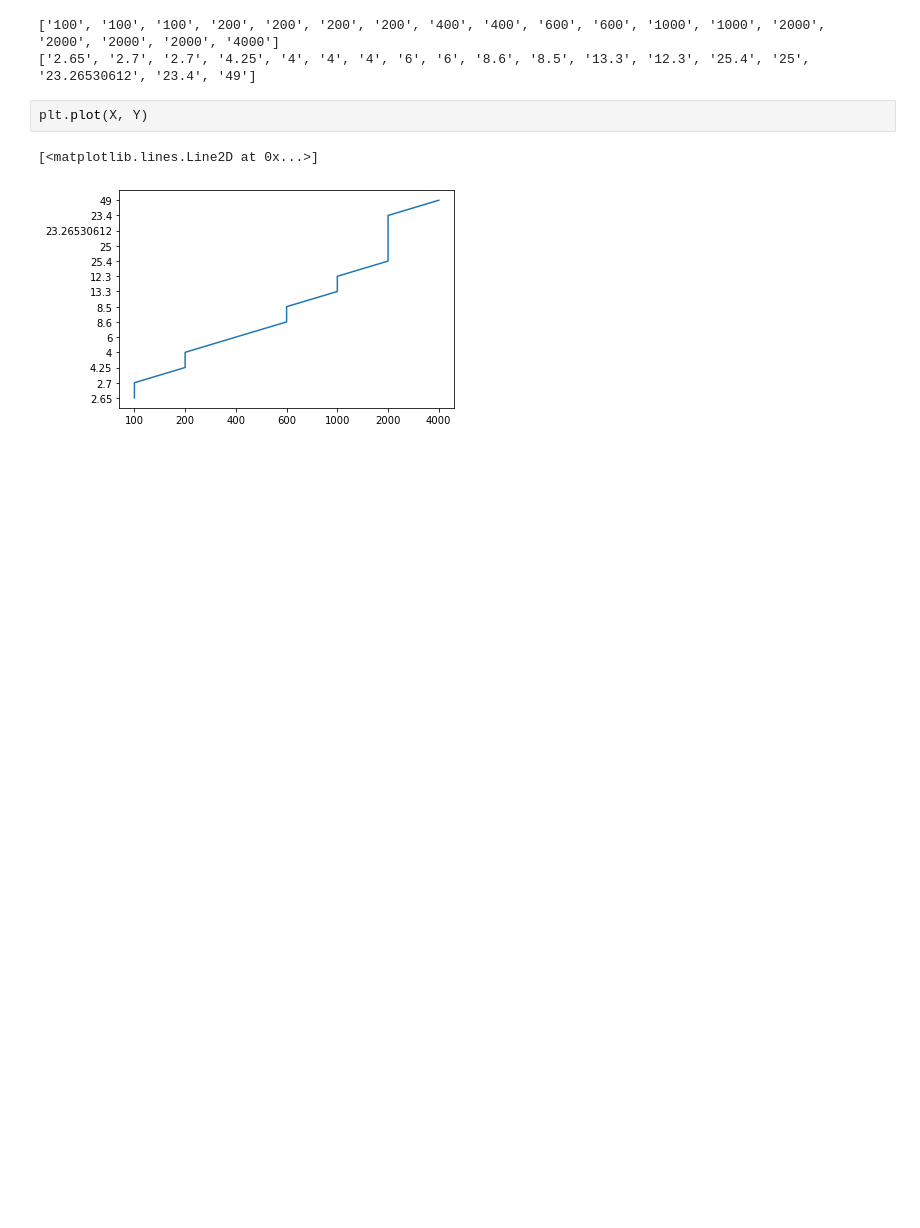
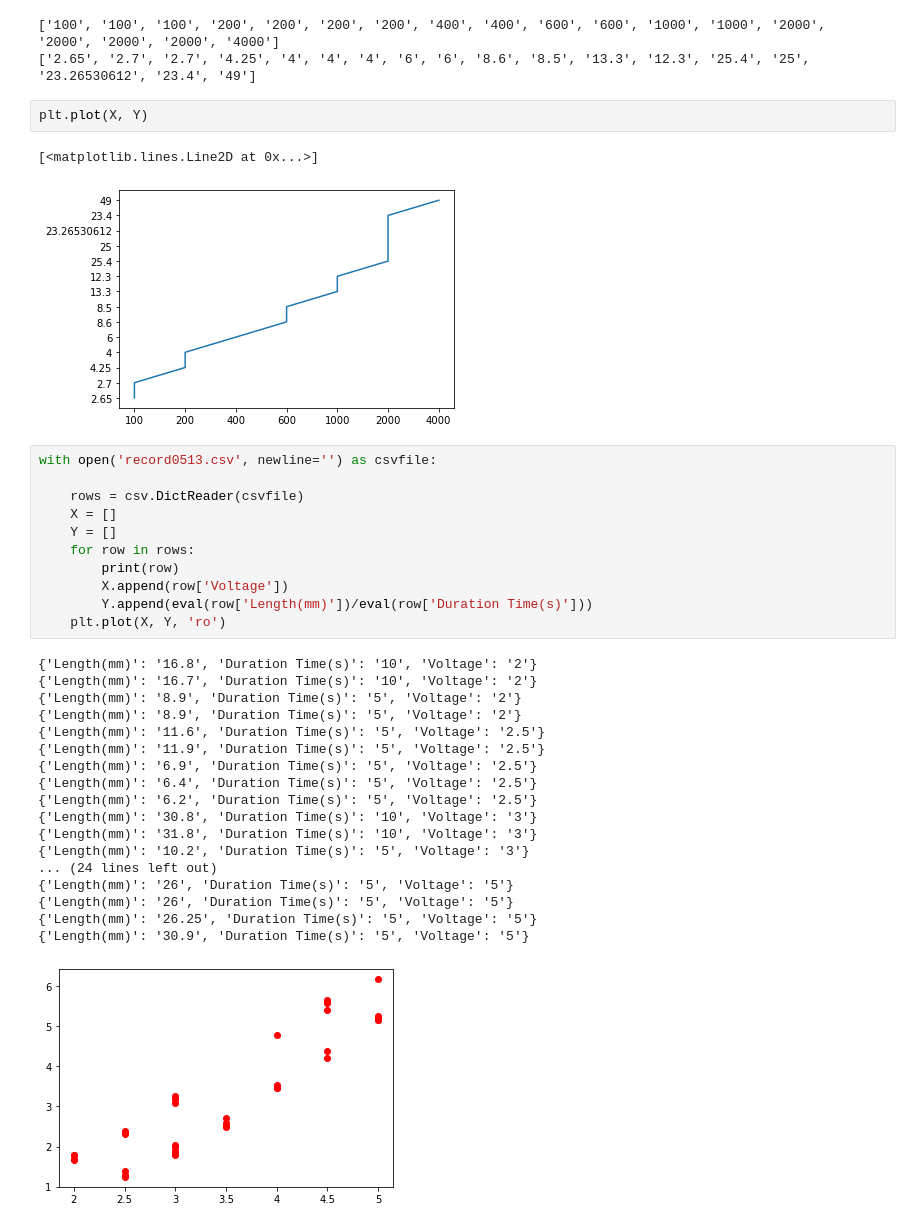
Before and after one commit to tibitTW/collage-senior-project, a Jupyter notebook: solder_speed_experiment/plot.ipynb, the cells around one changed output. Saved outputs shown, nothing was run; the diff lists cells and outputs as text; blank space fills up the shorter version.

```diff
--- a/solder_speed_experiment/plot.ipynb
+++ b/solder_speed_experiment/plot.ipynb
@@ -41,3 +21,33 @@ plt.plot(X, Y)
 # %% [output]
 [<matplotlib.lines.Line2D at 0x...>]
 [figure]
+# %%
+with open('record0513.csv', newline='') as csvfile:
+
+    rows = csv.DictReader(csvfile)
+    X = []
+    Y = []
+    for row in rows:
+        print(row)
+        X.append(row['Voltage'])
+        Y.append(eval(row['Length(mm)'])/eval(row['Duration Time(s)']))
+    plt.plot(X, Y, 'ro')
+# %% [output]
+{'Length(mm)': '16.8', 'Duration Time(s)': '10', 'Voltage': '2'}
+{'Length(mm)': '16.7', 'Duration Time(s)': '10', 'Voltage': '2'}
+{'Length(mm)': '8.9', 'Duration Time(s)': '5', 'Voltage': '2'}
+{'Length(mm)': '8.9', 'Duration Time(s)': '5', 'Voltage': '2'}
+{'Length(mm)': '11.6', 'Duration Time(s)': '5', 'Voltage': '2.5'}
+{'Length(mm)': '11.9', 'Duration Time(s)': '5', 'Voltage': '2.5'}
+{'Length(mm)': '6.9', 'Duration Time(s)': '5', 'Voltage': '2.5'}
+{'Length(mm)': '6.4', 'Duration Time(s)': '5', 'Voltage': '2.5'}
+{'Length(mm)': '6.2', 'Duration Time(s)': '5', 'Voltage': '2.5'}
+{'Length(mm)': '30.8', 'Duration Time(s)': '10', 'Voltage': '3'}
+{'Length(mm)': '31.8', 'Duration Time(s)': '10', 'Voltage': '3'}
+{'Length(mm)': '10.2', 'Duration Time(s)': '5', 'Voltage': '3'}
+... (24 lines left out)
+{'Length(mm)': '26', 'Duration Time(s)': '5', 'Voltage': '5'}
+{'Length(mm)': '26', 'Duration Time(s)': '5', 'Voltage': '5'}
+{'Length(mm)': '26.25', 'Duration Time(s)': '5', 'Voltage': '5'}
+{'Length(mm)': '30.9', 'Duration Time(s)': '5', 'Voltage': '5'}
+[figure, added]
```
Also changed, not shown: parts of 1 cell of this notebook, 5 other files.
